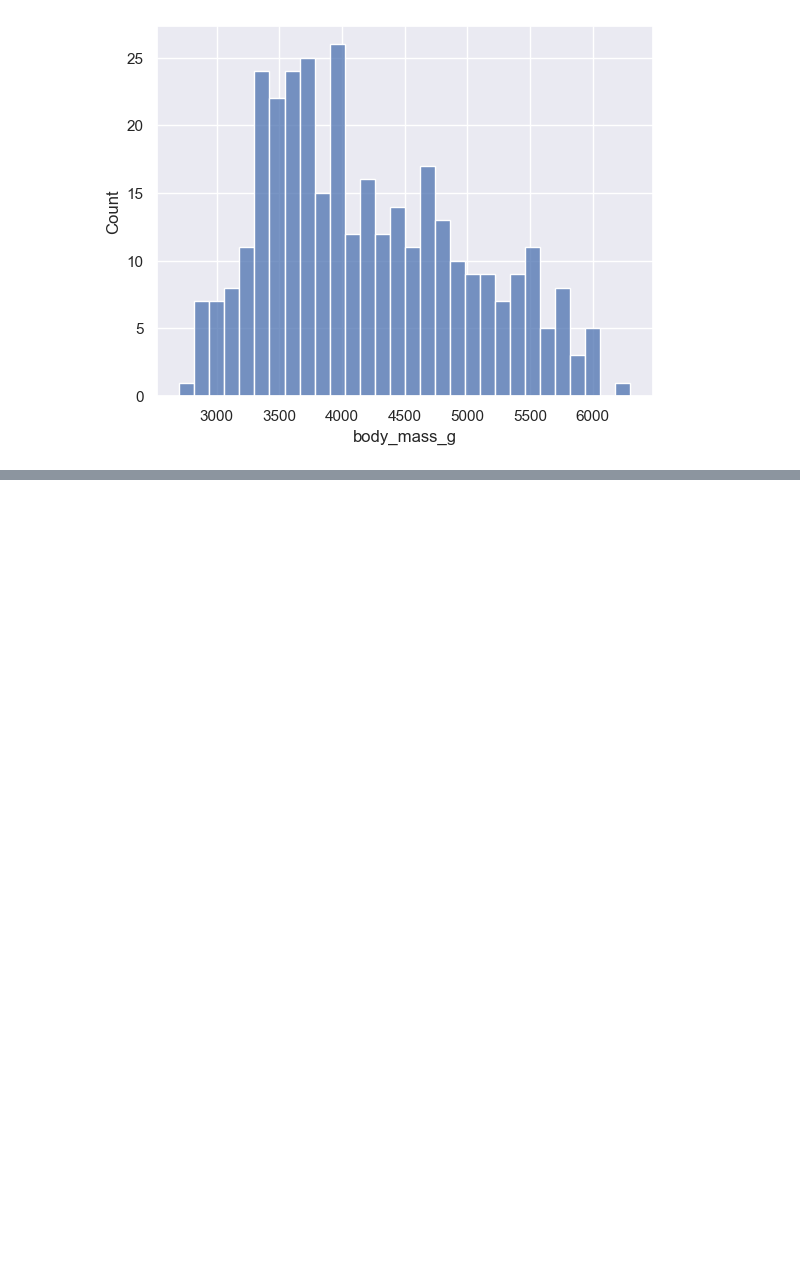
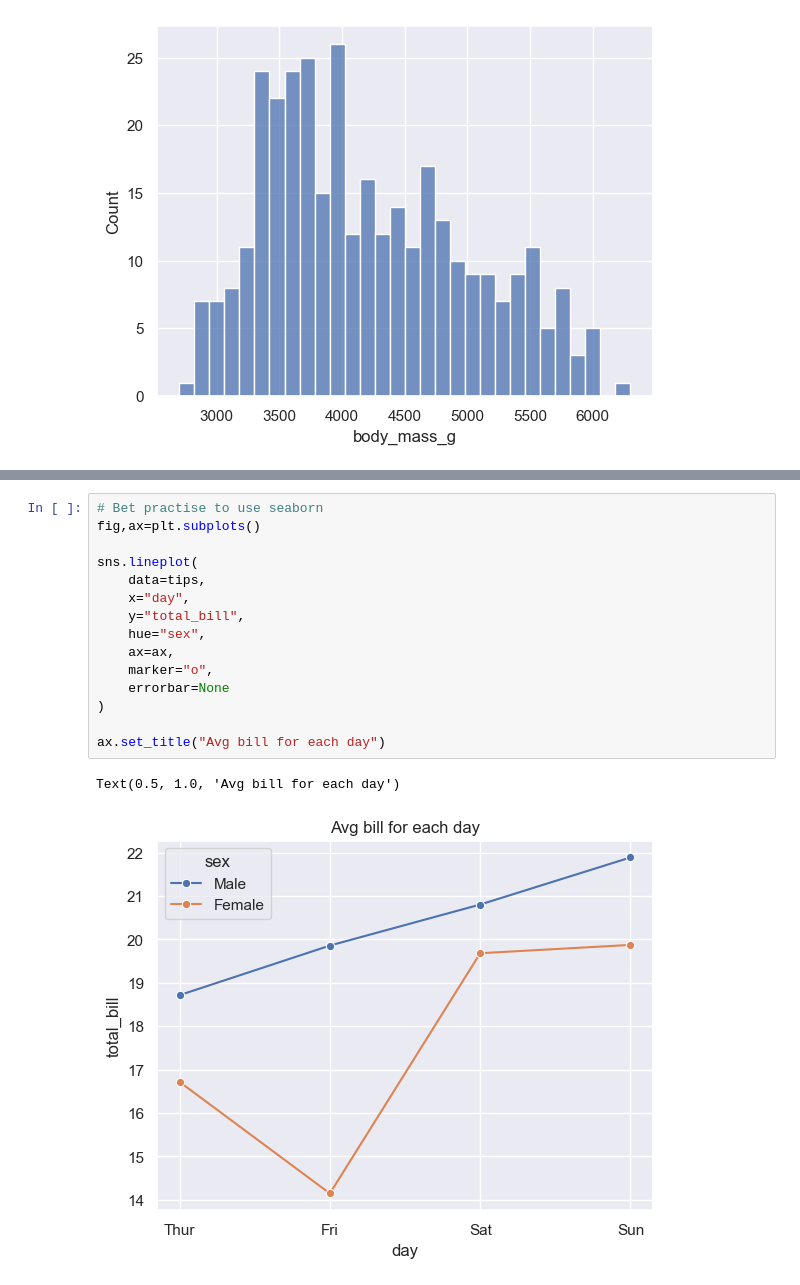
Before and after one commit to Yash9891/Artificial_Intelligence_Data_Science, a Jupyter notebook: 13Matplotlib/08Seaborn.ipynb, the cells around one changed output, grey strips where cells are left out. Drawn from its saved outputs; the diff is of its cells as text; blank space fills up the shorter version.

```diff
--- a/13Matplotlib/08Seaborn.ipynb
+++ b/13Matplotlib/08Seaborn.ipynb
@@ -154,0 +176,18 @@ sns.histplot(
+# %%
+# Bet practise to use seaborn
+fig,ax=plt.subplots()
+
+sns.lineplot(
+    data=tips,
+    x="day",
+    y="total_bill",
+    hue="sex",
+    ax=ax,
+    marker="o",
+    errorbar=None
+)
+
+ax.set_title("Avg bill for each day")
+# %% [output]
+Text(0.5, 1.0, 'Avg bill for each day')
+[figure, added]
```
Also changed, not shown: parts of 2 cells of this notebook, 3 other files.
